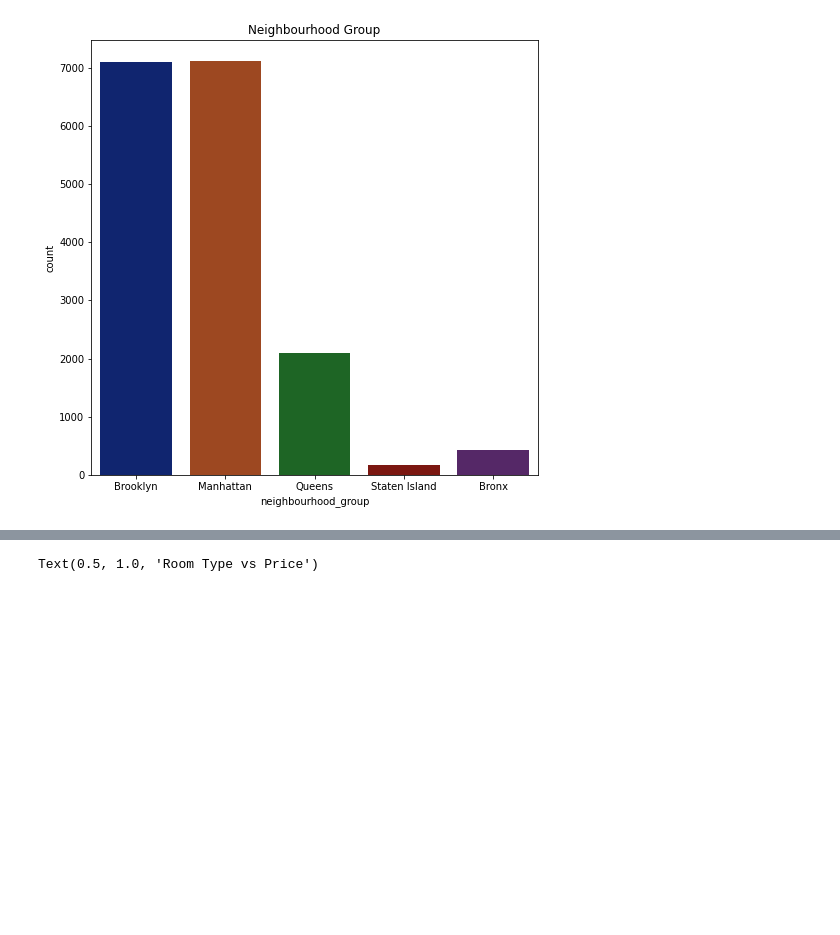
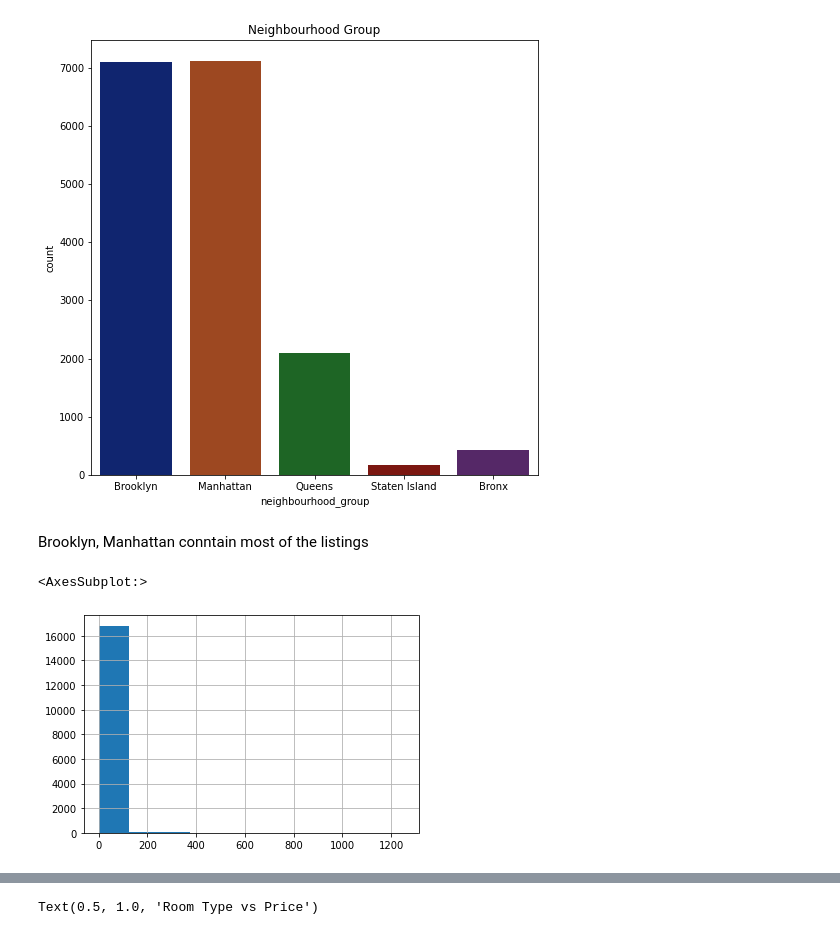
Before and after one commit to eshan-srivastava/dac-airbnb-project, a Jupyter notebook: notebooks/Data Cleaning.ipynb, the cells around one changed output, grey strips where cells are left out. Drawn from its saved outputs; the diff is of its cells as text; code cells hidden in the pictures; blank space fills up the shorter version.

```diff
--- a/notebooks/Data Cleaning.ipynb
+++ b/notebooks/Data Cleaning.ipynb
@@ -261,3 +288,11 @@ plt.title('Neighbourhood Group')
 # %% [output]
 Text(0.5, 1.0, 'Neighbourhood Group')
 [figure]
+# %% [markdown]
+Brooklyn, Manhattan conntain most of the listings
+# %%
+hist_mn=df1["minimum_nights"].hist()
+hist_mn
+# %% [output]
+<AxesSubplot:>
+[figure, added]
```
Also changed, not shown: parts of 18 cells of this notebook, 6 other files.
